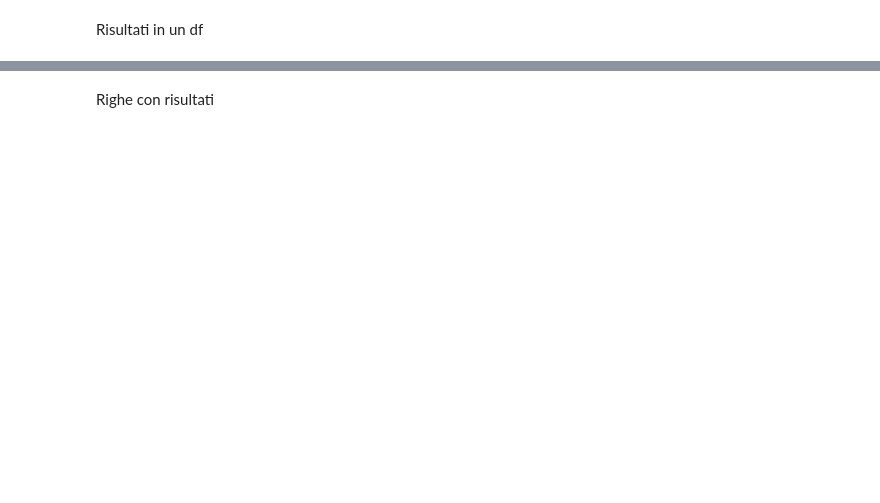
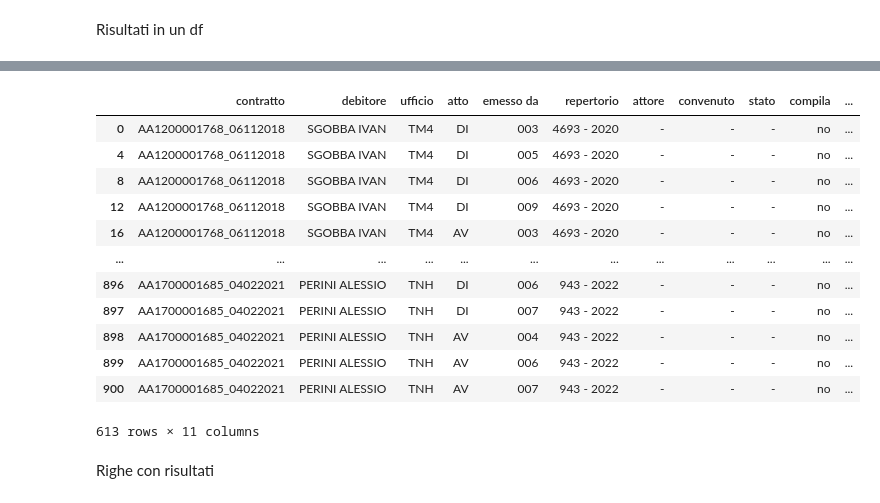
Before and after one commit to ClaudiaEsposit/Scraping_ade, a Jupyter notebook: Tentativi.ipynb, the cells around one changed output, grey strips where cells are left out. Saved outputs shown, nothing was run; the diff lists cells and outputs as text; code cells hidden in the pictures; blank space fills up the shorter version.

```diff
--- a/Tentativi.ipynb
+++ b/Tentativi.ipynb
@@ -420,3 +410,23 @@ df
+# %%
+cliente = input[['NR_Contratto','Cliente']]
+df = pd.merge(df,cliente,how='left', left_on='contratto',right_on='NR_Contratto' )
+df.drop(columns=['NR_Contratto'], inplace=True)
+df = df.drop_duplicates()
+df
+# %% [output]
+|  | contratto | debitore | ufficio | atto | emesso da | repertorio | attore | convenuto | stato | compila | ... |
+| 0 | AA1200001768_06112018 | SGOBBA IVAN | TM4 | DI | 003 | 4693 - 2020 | - | - | - | no | ... |
+| 4 | AA1200001768_06112018 | SGOBBA IVAN | TM4 | DI | 005 | 4693 - 2020 | - | - | - | no | ... |
+| 8 | AA1200001768_06112018 | SGOBBA IVAN | TM4 | DI | 006 | 4693 - 2020 | - | - | - | no | ... |
+| 12 | AA1200001768_06112018 | SGOBBA IVAN | TM4 | DI | 009 | 4693 - 2020 | - | - | - | no | ... |
+| 16 | AA1200001768_06112018 | SGOBBA IVAN | TM4 | AV | 003 | 4693 - 2020 | - | - | - | no | ... |
+| ... | ... | ... | ... | ... | ... | ... | ... | ... | ... | ... | ... |
+| 896 | AA1700001685_04022021 | PERINI ALESSIO | TNH | DI | 006 | 943 - 2022 | - | - | - | no | ... |
+| 897 | AA1700001685_04022021 | PERINI ALESSIO | TNH | DI | 007 | 943 - 2022 | - | - | - | no | ... |
+| 898 | AA1700001685_04022021 | PERINI ALESSIO | TNH | AV | 004 | 943 - 2022 | - | - | - | no | ... |
+| 899 | AA1700001685_04022021 | PERINI ALESSIO | TNH | AV | 006 | 943 - 2022 | - | - | - | no | ... |
+| 900 | AA1700001685_04022021 | PERINI ALESSIO | TNH | AV | 007 | 943 - 2022 | - | - | - | no | ... |
+613 rows × 11 columns
 # %% [markdown]
 Righe con risultati
 # %%
```
Also changed, not shown: parts of 12 cells of this notebook, 17 other files.
